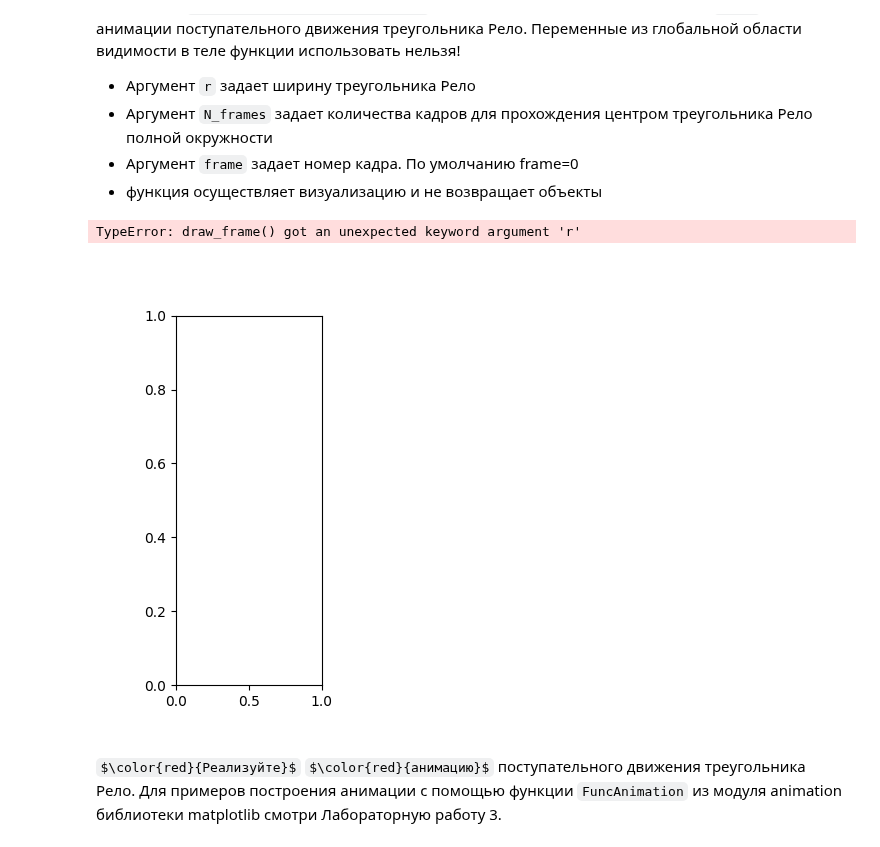
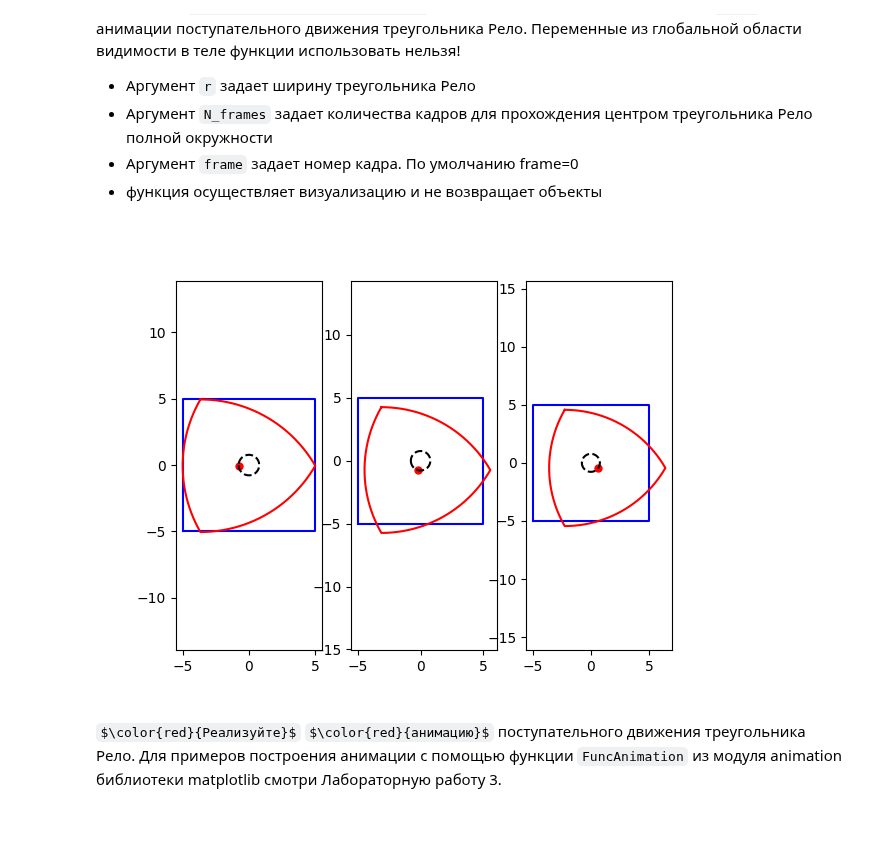
Before and after one commit to anshpak/jupyter-tasks, a Jupyter notebook: KM2_Lb05_Shpak.ipynb, the cells around one changed output. Saved outputs shown, nothing was run; the diff lists cells and outputs as text; code cells hidden in the pictures; some formulas as TeX source.

Commit message:
feat: fix draw_frame function

```diff
--- a/KM2_Lb05_Shpak.ipynb
+++ b/KM2_Lb05_Shpak.ipynb
@@ -120,12 +133,16 @@ $\color{red}{Напишите}$ $\color{red}{пользовательскую}$
 - Аргумент <code>frame</code> задает номер кадра. По умолчанию frame=0
 - функция осуществляет визуализацию и не возвращает объекты
 # %%
-def draw_frame(frame, r):
+# func:
+# The function to call at each frame.
+# The first argument will be the next value in frames.
+# Any additional positional arguments can be supplied via the fargs parameter.
+# из документации, поэтому frame должежен быть первым
+def draw_frame(frame, r, N_frames):
     """
 
     """
-    # , r, N_frames
-    # r = 10
+
     N_frames = 100
     n = 3 # количество вершин треугольника Рело
     center = np.array([0.,0.]) # центр треугольника Рело
@@ -144,6 +161,7 @@ def draw_frame(frame, r):
     relo_matrix_shifted = relo_matrix + center_frame[frame]
 
     plt.clf()
+    # добавляю plt.clf, так как иначе будет рисоваться очень много кадров, но не убираться
     plt.plot(square[:,0], square[:,1], 'b-')
     plt.plot(relo_matrix_shifted[:,0], relo_matrix_shifted[:,1], 'r-')
     plt.plot(center_frame[frame,0], center_frame[frame,1], 'r.', markersize=10)
@@ -154,25 +172,35 @@ def draw_frame(frame, r):
 # %%
 plt.figure()
 r = 10
 N_frames = 100
 
 # функция subplot() ожидает три параметра:
 # количество строк в графике;
 # количество столбцов в графике;
 # номер ячейки, куда будут выводиться графики, после вызова этой функции
 # ячейки нумеруются построчно, начиная с 1
+# вызов без plt.clf()
 
 plt.subplot(1, 3, 1)
-draw_frame(r=r, N_frames=N_frames)
+draw_frame(1, r, N_frames)
 
 plt.subplot(1, 3, 2)
-draw_frame(r=r, N_frames=N_frames, frame=20)
+draw_frame(20, r, N_frames)
 
 plt.subplot(1, 3, 3)
-draw_frame(r=r, N_frames=N_frames, frame=40)
+draw_frame(40, r, N_frames)
+
+# ВОПРОС: почему изначально использовался именно такой вызов? Зачем?
+# plt.subplot(1,3,1)
+# draw_frame(r=r, N_frames=N_frames)
+
+# plt.subplot(1,3,2)
+# draw_frame(r=r, N_frames=N_frames, frame=20)
+
+# plt.subplot(1,3,3)
+# draw_frame(r=r, N_frames=N_frames, frame=40)
 # %% [output]
-TypeError: draw_frame() got an unexpected keyword argument 'r'
-[figure, old version]
+[figure, new version]
 # %% [markdown]
 $\color{red}{Реализуйте}$ $\color{red}{анимацию}$ поступательного движения треугольника Рело. Для примеров построения анимации с помощью функции <code>FuncAnimation</code> из модуля animation библиотеки matplotlib смотри Лабораторную работу 3.
 # %%
```
Also changed, not shown: parts of 5 cells of this notebook.
